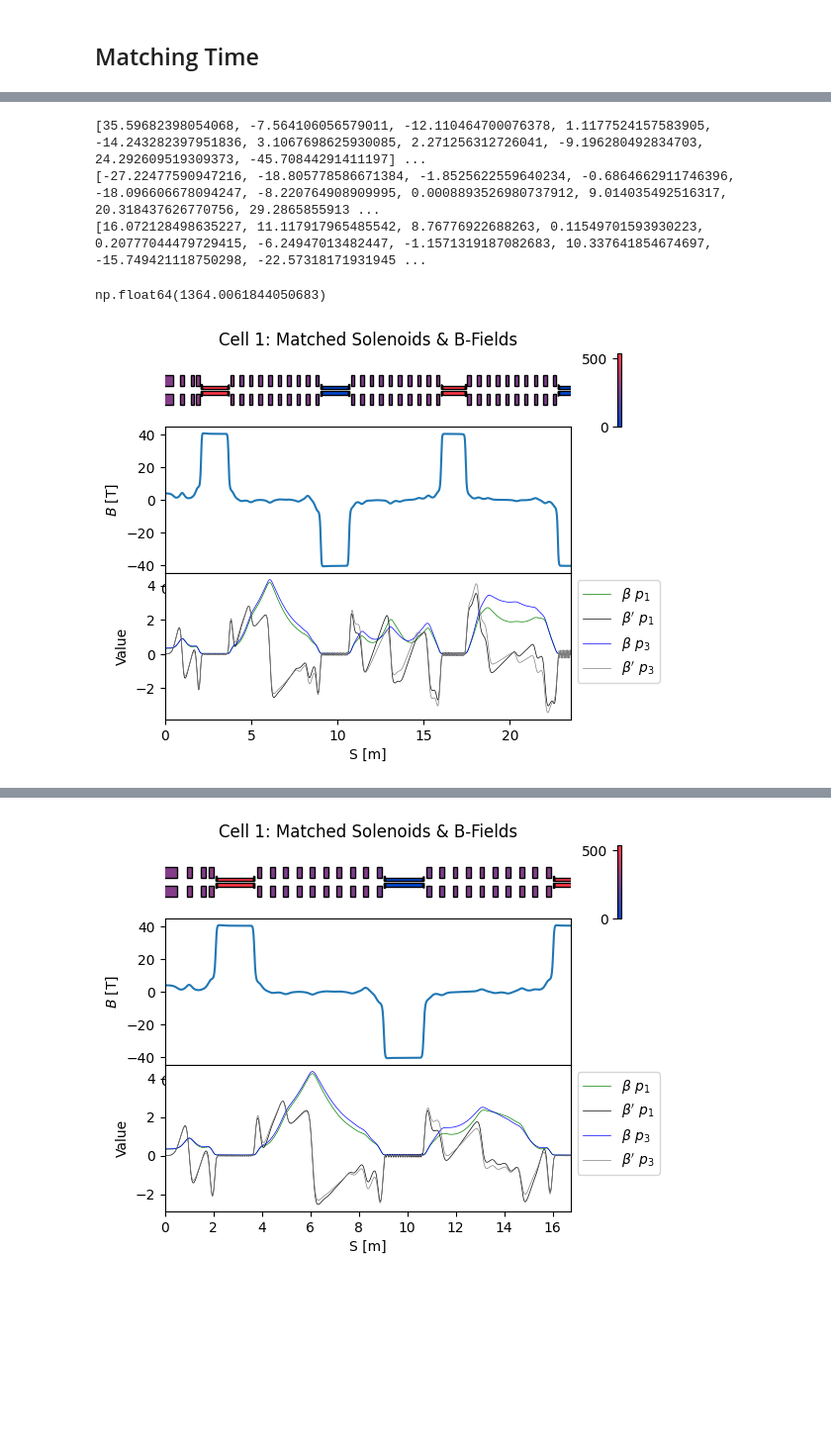
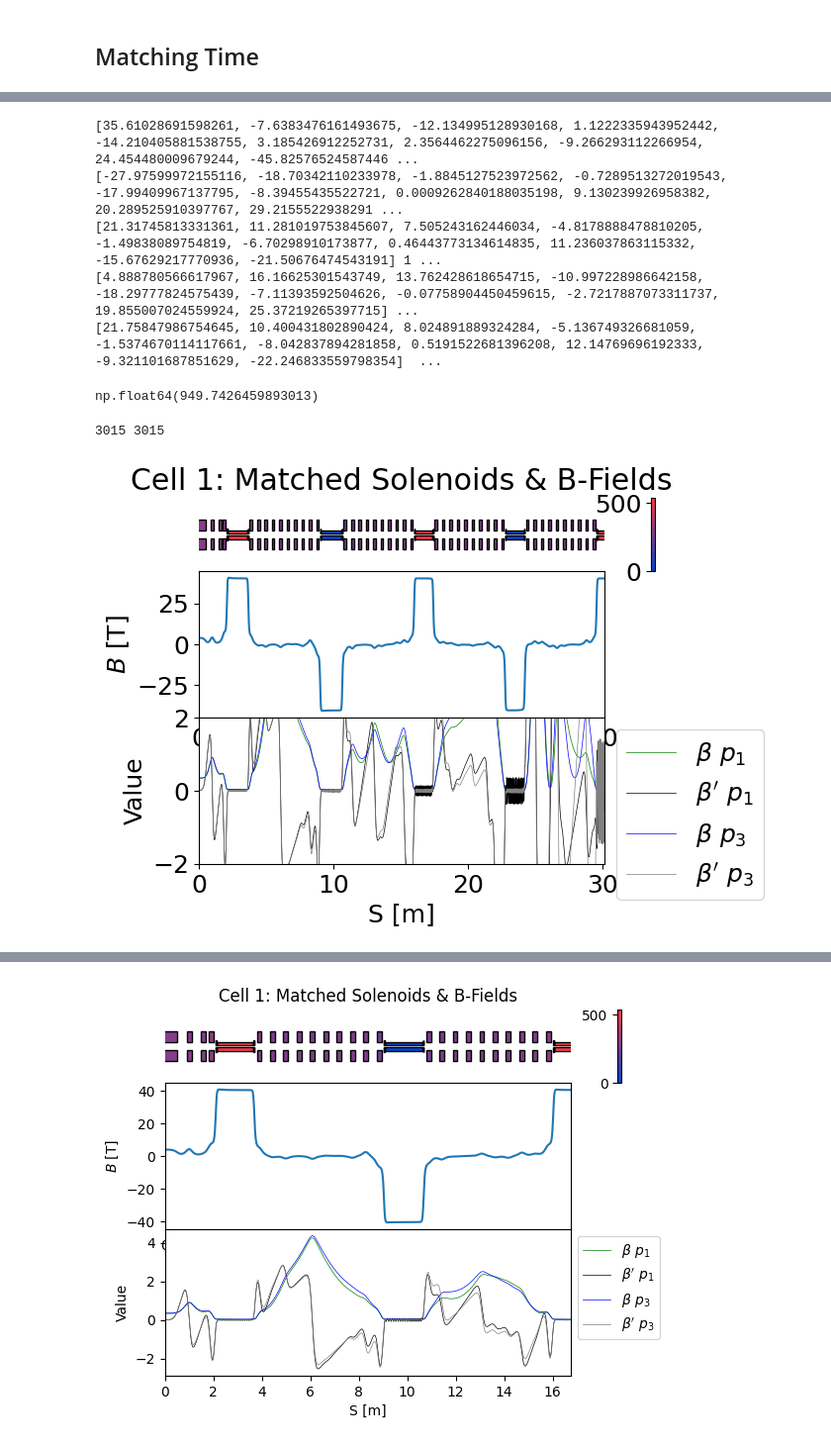
Before and after one commit to MuonCollider-WG4/muon_final_cooling, a Jupyter notebook: matched_lattice_10cell.ipynb, the cells around one changed output, grey strips where cells are left out. Shown at 99% size. Drawn from its saved outputs; the diff is of its cells as text; code cells hidden in the pictures; blank space fills up the shorter version.

```diff
--- a/matched_lattice_10cell.ipynb
+++ b/matched_lattice_10cell.ipynb
@@ -737,6 +625,7 @@ for rf, Matcher in enumerate(MD_solenoid_list):
 Write and run g4bl file
 # %%
 with open(f'Cell10_Ver0.00_220825.g4bl', "w") as f:
+        f.write('output g4bl_log.txt')
         f.write(setup)
         f.write(coils)
         f.write(low_solenoid)
@@ -771,8 +660,9 @@ with open(f'Cell10_Ver0.00_220825.g4bl', "w") as f:
         f.write('''
                 ''')
         #f.write(track_all)
-        f.write(track_p1)
-        #f.write(track_p2)
+        #f.write(track_p0)
+        #f.write(track_p1)
+        f.write(track_p2)
 
 subprocess.run([r"C:\Program Files\Muons, Inc\G4beamline\bin\g4bl.exe", f"Cell10_Ver0.00_220825.g4bl"])
 # %% [output]
@@ -881,0 +783,19 @@ p3_interp = interp1d(s2_particle, 1E-3*pid3_PMev, kind='linear', fill_value="ext
+# %%
+track_dict = readfile(f'2208_Ver0.00_MatchingCell10_p0.txt', 'for009')
+sol_df0 = pd.DataFrame(track_dict)
+
+plt.plot(sol_df0[sol_df0.IEVT==0].Z, sol_df0[sol_df0.IEVT==0].Pz*1E3, 'b', label=f'Mean KE - Ref')
+plt.plot(sol_df0[sol_df0.IEVT==1].Z, sol_df0[sol_df0.IEVT==1].Pz*1E3, 'r', label=f'-Sig KE')
+plt.plot(sol_df0[sol_df0.IEVT==3].Z, sol_df0[sol_df0.IEVT==3].Pz*1E3, 'g', label=f'+Sig KE')
+
+plt.ylabel('Pz [MeV]'), plt.xlabel('S [m]')
+
+for i in range(10):
+    plt.hlines(P((Energies[i]-EnergySpreads[i]/2)*1E6)*1E-6, H_pos_arr[i]-H_Lsol_list[i]/2, H_pos_arr[i]+H_Lsol_list[i]/2, color='grey')
+    plt.hlines(P((Energies[i]+EnergySpreads[i]/2)*1E6)*1E-6, H_pos_arr[i]-H_Lsol_list[i]/2, H_pos_arr[i]+H_Lsol_list[i]/2, color='grey')
+    plt.hlines(P(Energies[i]*1E6)*1E-6, H_pos_arr[i]-H_Lsol_list[i]/2, H_pos_arr[i]+H_Lsol_list[i]/2, color='k')
+plt.hlines(P(Energies[i]*1E6)*1E-6, H_pos_arr[i]-H_Lsol_list[i]/2, H_pos_arr[i]+H_Lsol_list[i]/2, color='k', label='Energy Targets')
+plt.legend()
+
+
+#plt.plot(sol_df1[sol_df1.IEVT==0].Z, 50 - sol_df1[sol_df1.IEVT==0].Pz*1E3 + sol_df2[sol_df2.IEVT==0].Pz*1E3, 'b', label=f'diff sigma')
@@ -882,3 +805,9 @@ p3_interp = interp1d(s2_particle, 1E-3*pid3_PMev, kind='linear', fill_value="ext
+# %%
+pid1_PMev, pid2_PMev, pid3_PMev, s1_particle, s2_particle, s3_particle = sol_df0[sol_df0.IEVT==0].Pz*1E3, sol_df0[sol_df0.IEVT==1].Pz*1E3, sol_df0[sol_df0.IEVT==3].Pz*1E3, sol_df0[sol_df0.IEVT==0].Z, sol_df0[sol_df0.IEVT==1].Z, sol_df0[sol_df0.IEVT==3].Z
+# With linear decrease
+p1_interp = interp1d(s1_particle, 1E-3*pid1_PMev, kind='linear', fill_value="extrapolate")
+p2_interp = interp1d(s2_particle, 1E-3*pid2_PMev, kind='linear', fill_value="extrapolate")
+p3_interp = interp1d(s3_particle, 1E-3*pid3_PMev, kind='linear', fill_value="extrapolate")
 # %%
 track_dict = readfile(f'2208_Ver0.00_MatchingCell10_{N}.txt', 'for009')
 sol_df = pd.DataFrame(track_dict)
@@ -1110,21 +1254,30 @@ pass
 opt_point = H_solenoid_list[1].position
 
 points = np.array([opt_point-0.5, opt_point-0.4, opt_point-0.3, opt_point-0.2, opt_point-0.15, opt_point-0.12, opt_point, opt_point+0.12, opt_point+0.15, opt_point+0.2, opt_point+0.3, opt_point+0.4, opt_point+0.5])
-objective(np.array(MD1_optimized_params), MD_solenoid_list[:10], s, p1_interp, p3_interp, points)
+objective(np.array(MD1_optimized_params), MD_solenoid_list[:10], s, p1_interp, p2_interp, p3_interp, points)
 
 opt_point = H_solenoid_list[2].position
 points = np.array([opt_point-0.5, opt_point-0.4, opt_point-0.3, opt_point-0.2, opt_point-0.15, opt_point-0.12, opt_point, opt_point+0.12, opt_point+0.15, opt_point+0.2, opt_point+0.3, opt_point+0.4, opt_point+0.5])
-objective(np.array(MD2_optimized_params), MD_solenoid_list[10:20], s, p1_interp, p3_interp, points)
-
+objective(np.array(MD2_optimized_params), MD_solenoid_list[10:20], s, p1_interp, p2_interp, p3_interp, points)
 
 opt_point = H_solenoid_list[3].position
 points = np.array([opt_point-0.5, opt_point-0.4, opt_point-0.3, opt_point-0.2, opt_point-0.15, opt_point-0.12, opt_point, opt_point+0.12, opt_point+0.15, opt_point+0.2, opt_point+0.3, opt_point+0.4, opt_point+0.5])
-objective(np.array(MD3_optimized_params), MD_solenoid_list[20:30], s, p1_interp, p3_interp, points)
+objective(np.array(MD3_optimized_params), MD_solenoid_list[20:30], s, p1_interp, p2_interp, p3_interp, points)
+
+opt_point = H_solenoid_list[4].position
+points = np.array([opt_point-0.5, opt_point-0.4, opt_point-0.3, opt_point-0.2, opt_point-0.15, opt_point-0.12, opt_point, opt_point+0.12, opt_point+0.15, opt_point+0.2, opt_point+0.3, opt_point+0.4, opt_point+0.5])
+objective(np.array(MD4_optimized_params), MD_solenoid_list[30:40], s, p1_interp, p2_interp, p3_interp, points)
+
+opt_point = H_solenoid_list[5].position
+points = np.array([opt_point-0.5, opt_point-0.4, opt_point-0.3, opt_point-0.2, opt_point-0.15, opt_point-0.12, opt_point, opt_point+0.12, opt_point+0.15, opt_point+0.2, opt_point+0.3, opt_point+0.4, opt_point+0.5])
+objective(np.array(MD5_optimized_params), MD_solenoid_list[40:50], s, p1_interp, p2_interp, p3_interp, points)
 # %% [output]
-[35.59682398054068, -7.564106056579011, -12.110464700076378, 1.1177524157583905, -14.243282397951836, 3.1067698625930085, 2.271256312726041, -9.196280492834703, 24.292609519309373, -45.70844291411197] ...
-[-27.22477590947216, -18.805778586671384, -1.8525622559640234, -0.6864662911746396, -18.096606678094247, -8.220764908909995, 0.0008893526980737912, 9.014035492516317, 20.318437626770756, 29.2865855913 ...
-[16.072128498635227, 11.117917965485542, 8.76776922688263, 0.11549701593930223, 0.20777044479729415, -6.24947013482447, -1.1571319187082683, 10.337641854674697, -15.749421118750298, -22.57318171931945 ...
+[35.61028691598261, -7.6383476161493675, -12.134995128930168, 1.1222335943952442, -14.210405881538755, 3.185426912252731, 2.3564462275096156, -9.266293112266954, 24.454480009679244, -45.82576524587446 ...
+[-27.97599972155116, -18.70342110233978, -1.8845127523972562, -0.7289513272019543, -17.99409967137795, -8.39455435522721, 0.0009262840188035198, 9.130239926958382, 20.289525910397767, 29.2155522938291 ...
+[21.31745813331361, 11.281019753845607, 7.505243162446034, -4.8178888478810205, -1.49838089754819, -6.70298910173877, 0.46443773134614835, 11.236037863115332, -15.67629217770936, -21.50676474543191] 1 ...
+[4.888780566617967, 16.16625301543749, 13.762428618654715, -10.997228986642158, -18.29777824575439, -7.11393592504626, -0.07758904450459615, -2.7217887073311737, 19.855007024559924, 25.37219265397715] ...
+[21.75847986754645, 10.400431802890424, 8.024891889324284, -5.136749326681059, -1.5374670114117661, -8.042837894281858, 0.5191522681396208, 12.14769696192333, -9.321101687851629, -22.246833559798354]  ...
-np.float64(1364.0061844050683)
+np.float64(949.7426459893013)
 # %%
 import matplotlib as mpl
 import matplotlib.colors as mcolors
@@ -1138,13 +1291,14 @@ ax3 = fig.add_subplot(gs[4])
 cax = fig.add_subplot(gs[1])
 plt.subplots_adjust(hspace=0)
 
-ncell_match = 3
+ncell_match = 4
 s_start, s_end = 0, H_solenoid_list[ncell_match].position
 s = np.linspace(s_start, s_end, int((s_end-s_start)*100))
 
 p1 = p1_interp(s)
+p2 = p2_interp(s)
 p3 = p3_interp(s)
-[beta_interp1, betaP_interp1], [beta_interp3, betaP_interp3], B_superposed = calc_beta_betap(Mag_field, s, p1, p3)
+[beta_interp1, betaP_interp1], [beta_interp2, betaP_interp2], [beta_interp3, betaP_interp3], B_superposed = calc_beta_betap(Mag_field, s, p1, p2, p3)
 
 I_max = H_current_density
 
@@ -1156,34 +1310,36 @@ for solenoid in sol_list:
     ax1.add_patch(rect_outer)
     ax1.add_patch(rect_inner)
 
 # Add colorbar
 sm = plt.cm.ScalarMappable(cmap=cmap_r, norm=mcolors.Normalize(vmin=0, vmax=I_max))
 sm.set_array([])
 cbar = plt.colorbar(sm, ax=cax, location='left')
 
 # Set plot limits and labels
 ax1.set(xlim=(0, max_S), ylim=(-1*max_r, max_r), xlabel=(r'$s$ [m]'), ylabel=(r'$R$ [m]'))
 
 ax2.plot(s, B_superposed)
 ax2.set(ylabel=(r'$B$ [T]'), xlim=(0, max_S))
 
 # Plotting the results
 
-
 ax3.plot(s, beta_interp1, c='g', lw=0.5, label=r'$\beta \ p_1$')
 ax3.plot(s, betaP_interp1, c='k', lw=0.5,label=r'$\beta^{\prime} \ p_1$')
+
 ax3.plot(s, beta_interp3, c='b', lw=0.5, label=r'$\beta \ p_3$')
-ax3.plot(s, betaP_interp3, c='grey', lw=0.5,label=r'$\beta^{\prime} \ p_3$')
-ax3.set(xlabel='S [m]', ylabel='Value', xlim=(0, max_S))
+ax3.plot(s, betaP_interp3, c='grey', lw=0.5, label=r'$\beta^{\prime} \ p_3$')
+
+ax3.set(xlabel='S [m]', ylabel='Value', xlim=(0, max_S), ylim=(-2,2 ))
 ax3.legend(bbox_to_anchor=(1.0, 1.0))
 
 #for point in points:
 #    ax3.plot(point, 0, 'bo')
 
 ax1.set_axis_off()
 cax.set_axis_off()
 
 ax1.set_title('Cell 1: Matched Solenoids & B-Fields')
 plt.show()
 # %% [output]
+3015 3015
-[figure, old version]
+[figure, new version]
```
Also changed, not shown: parts of 43 cells of this notebook, 14 other files.
